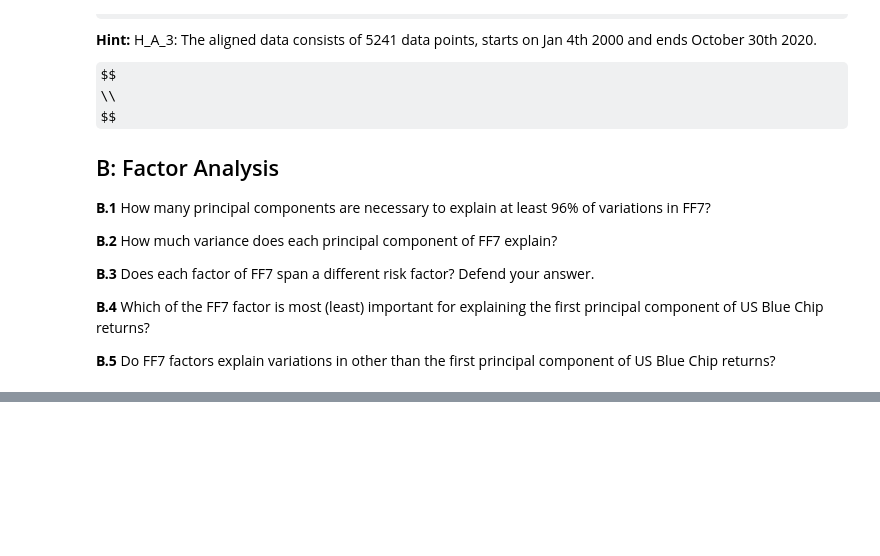
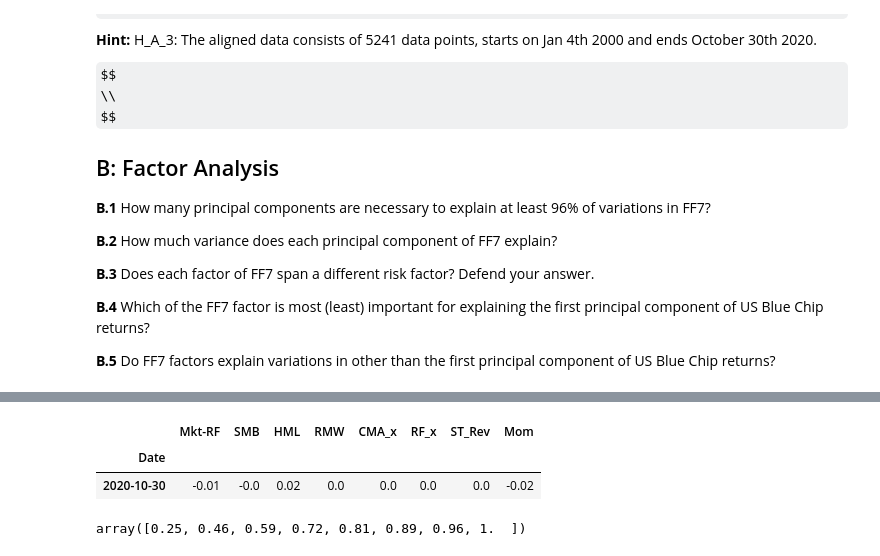
Before and after one commit to Alex-Vasilache/CRAM_WS20, a Jupyter notebook: Second run/Nr_5_LinearFactorModels_InformationContent/Task_FF7_vs_PCr.ipynb, the cells around one changed output, grey strips where cells are left out. Drawn from its saved outputs; the diff is of its cells as text; code cells hidden in the pictures; some formulas as TeX source; blank space fills up the shorter version.

```diff
--- a/Second run/Nr_5_LinearFactorModels_InformationContent/Task_FF7_vs_PCr.ipynb
+++ b/Second run/Nr_5_LinearFactorModels_InformationContent/Task_FF7_vs_PCr.ipynb
@@ -195,0 +233,6 @@ $$
+# %%
+np.round(ff7.tail(1),2)
+# %% [output]
+|  | Mkt-RF | SMB | HML | RMW | CMA_x | RF_x | ST_Rev | Mom |
+| Date |  |  |  |  |  |  |  |  |
+| 2020-10-30 | -0.01 | -0.0 | 0.02 | 0.0 | 0.0 | 0.0 | 0.0 | -0.02 |
@@ -195,0 +243,4 @@ $$
+# %%
+np.round(np.cumsum(pca_ff7_ts.explained_variance_ratio_),2)
+# %% [output]
+array([0.25, 0.46, 0.59, 0.72, 0.81, 0.89, 0.96, 1.  ])
```
Also changed, not shown: parts of 13 cells of this notebook, 1 other file.
